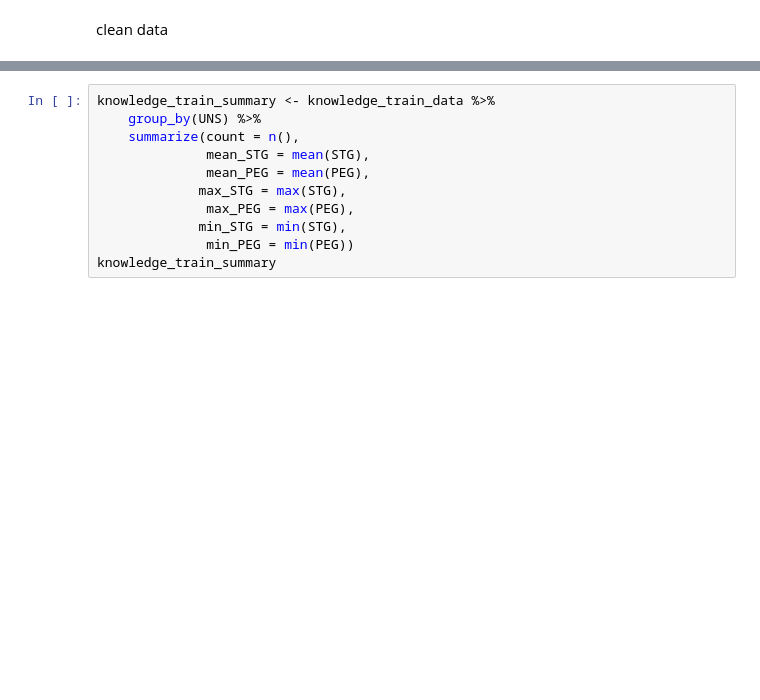
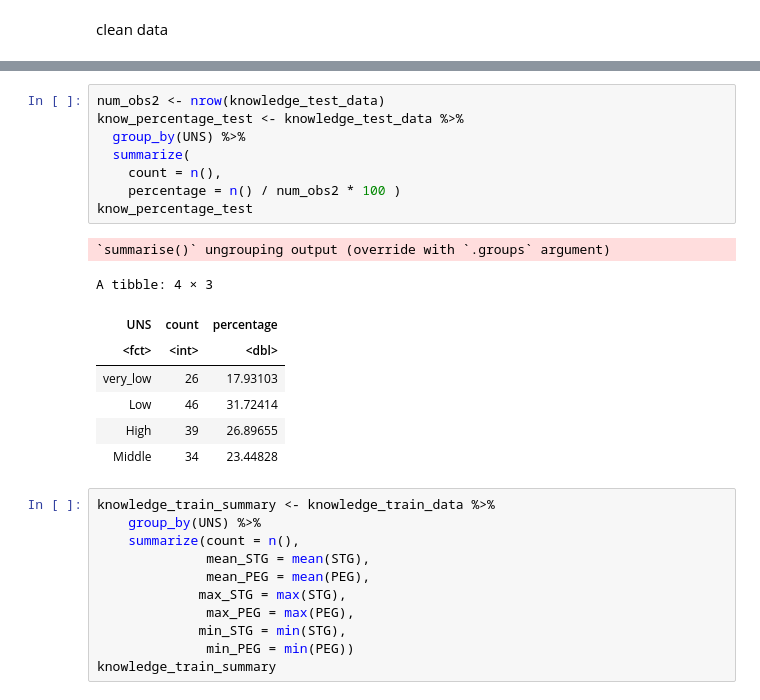
Before and after one commit to sidahuja1/dsci100_group7, a Jupyter notebook: Untitled.ipynb, the cells around one changed output, grey strips where cells are left out. Saved outputs shown, nothing was run; the diff lists cells and outputs as text; blank space fills up the shorter version.

```diff
--- a/Untitled.ipynb
+++ b/Untitled.ipynb
@@ -54,3 +90,20 @@ clean data
+# %%
+num_obs2 <- nrow(knowledge_test_data)
+know_percentage_test <- knowledge_test_data %>%
+  group_by(UNS) %>%
+  summarize(
+    count = n(),
+    percentage = n() / num_obs2 * 100 )
+know_percentage_test
+# %% [output]
+`summarise()` ungrouping output (override with `.groups` argument)
+A tibble: 4 × 3
+| UNS | count | percentage |
+| <fct> | <int> | <dbl> |
+| very_low | 26 | 17.93103 |
+| Low | 46 | 31.72414 |
+| High | 39 | 26.89655 |
+| Middle | 34 | 23.44828 |
 # %%
 knowledge_train_summary <- knowledge_train_data %>%
     group_by(UNS) %>%
```
Also changed, not shown: parts of 11 cells of this notebook.
